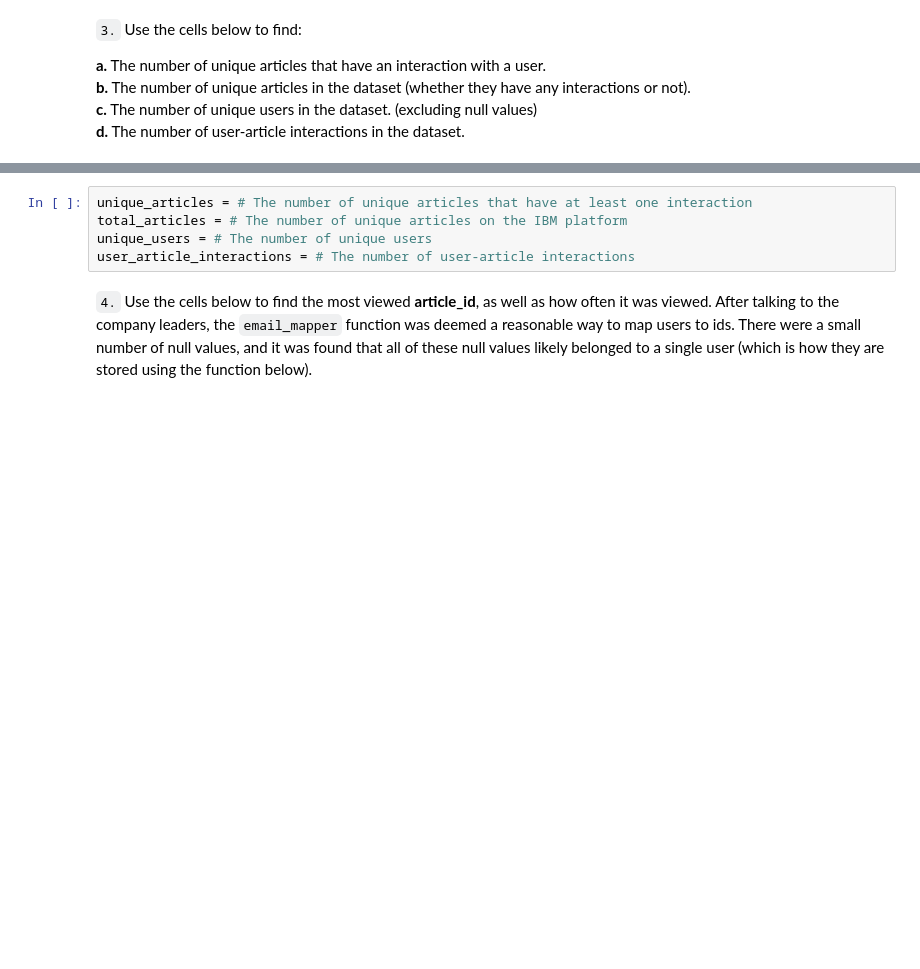
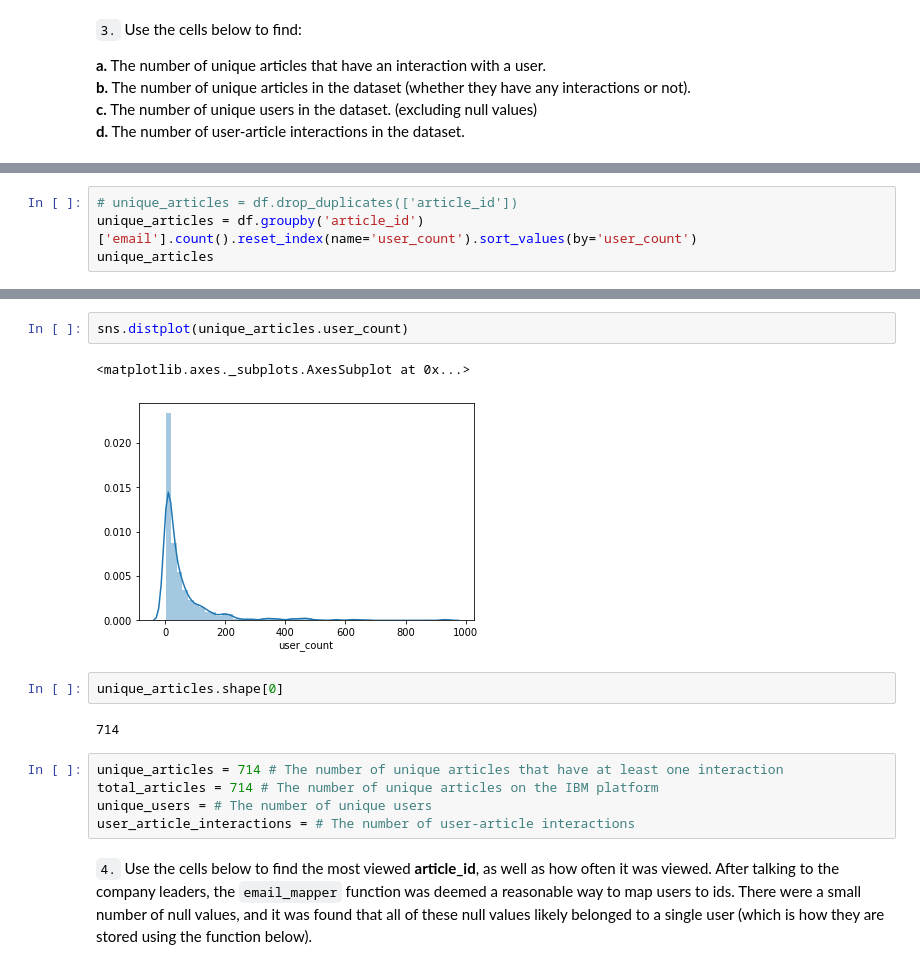
Before and after one commit to gj0706/recommendations_with_IBM, a Jupyter notebook: Recommendations_with_IBM.ipynb, the cells around one changed output, grey strips where cells are left out. Saved outputs shown, nothing was run; the diff lists cells and outputs as text; blank space fills up the shorter version.

Commit message:
remove duplicates

```diff
--- a/Recommendations_with_IBM.ipynb
+++ b/Recommendations_with_IBM.ipynb
@@ -149,0 +167,4 @@ The maximum number of user-article interactions by any 1 user is: 364
+# %%
+# unique_articles = df.drop_duplicates(['article_id'])
+unique_articles = df.groupby('article_id')['email'].count().reset_index(name='user_count').sort_values(by='user_count')
+unique_articles
@@ -150,6 +185,15 @@ The maximum number of user-article interactions by any 1 user is: 364
+# %%
+sns.distplot(unique_articles.user_count)
+# %% [output]
+<matplotlib.axes._subplots.AxesSubplot at 0x...>
+[figure, added]
+# %%
+unique_articles.shape[0]
+# %% [output]
+714
 # %%
-unique_articles = # The number of unique articles that have at least one interaction
-total_articles = # The number of unique articles on the IBM platform
+unique_articles = 714 # The number of unique articles that have at least one interaction
+total_articles = 714 # The number of unique articles on the IBM platform
 unique_users = # The number of unique users
 user_article_interactions = # The number of user-article interactions
 # %% [markdown]
```
Also changed, not shown: parts of 7 cells of this notebook.
